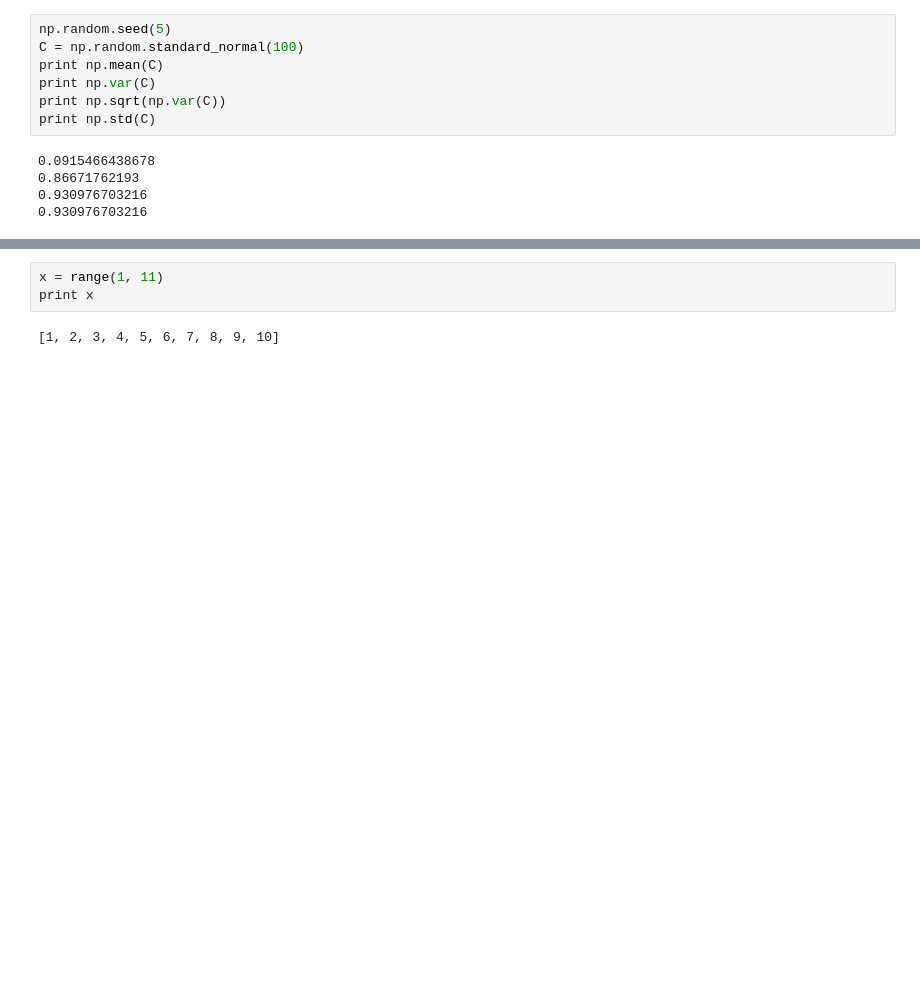
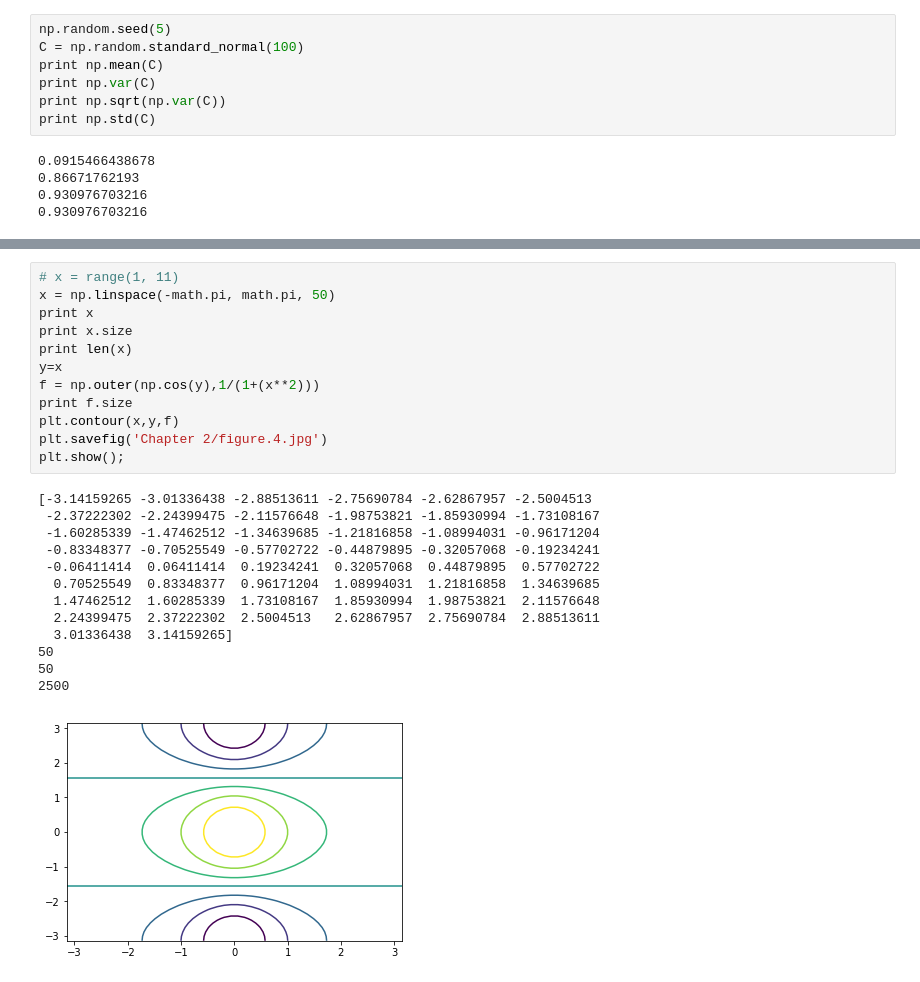
Before and after one commit to madmansn0w/Machine-Learning, a Jupyter notebook: ISL Python/ISL chapter 2.ipynb, the cells around one changed output, grey strips where cells are left out. Saved outputs shown, nothing was run; the diff lists cells and outputs as text; blank space fills up the shorter version.

Commit message:
chapter 2 python code

```diff
--- a/ISL Python/ISL chapter 2.ipynb
+++ b/ISL Python/ISL chapter 2.ipynb
@@ -96,5 +122,26 @@ plt.show()
-# %%
-x = range(1, 11)
-print x
-# %% [output]
-[1, 2, 3, 4, 5, 6, 7, 8, 9, 10]
+# %%
+# x = range(1, 11)
+x = np.linspace(-math.pi, math.pi, 50)
+print x
+print x.size
+print len(x)
+y=x
+f = np.outer(np.cos(y),1/(1+(x**2)))
+print f.size
+plt.contour(x,y,f)
+plt.savefig('Chapter 2/figure.4.jpg')
+plt.show();
+# %% [output]
+[-3.14159265 -3.01336438 -2.88513611 -2.75690784 -2.62867957 -2.5004513
+ -2.37222302 -2.24399475 -2.11576648 -1.98753821 -1.85930994 -1.73108167
+ -1.60285339 -1.47462512 -1.34639685 -1.21816858 -1.08994031 -0.96171204
+ -0.83348377 -0.70525549 -0.57702722 -0.44879895 -0.32057068 -0.19234241
+ -0.06411414  0.06411414  0.19234241  0.32057068  0.44879895  0.57702722
+  0.70525549  0.83348377  0.96171204  1.08994031  1.21816858  1.34639685
+  1.47462512  1.60285339  1.73108167  1.85930994  1.98753821  2.11576648
+  2.24399475  2.37222302  2.5004513   2.62867957  2.75690784  2.88513611
+  3.01336438  3.14159265]
+50
+50
+2500
+[figure, added]
```
Also changed, not shown: parts of 24 cells of this notebook, 12 other files.
